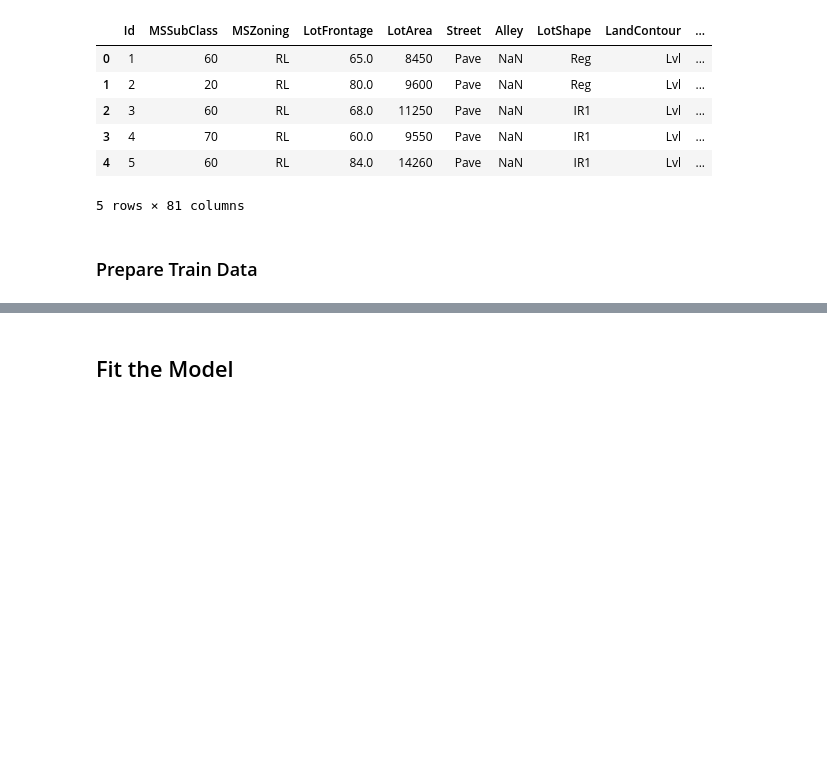
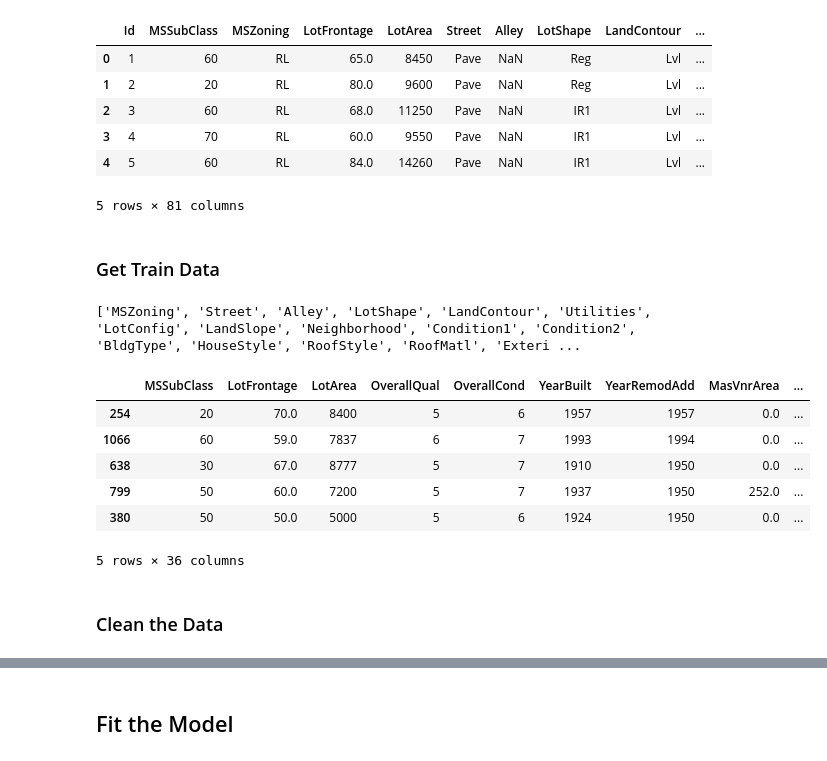
Before and after one commit to tsarevboris/ai-explore, a Jupyter notebook: notebooks/housing_regression.ipynb, the cells around one changed output, grey strips where cells are left out. Cells and saved outputs as stored; diff of their text form; code cells hidden in the pictures; blank space fills up the shorter version.

```diff
--- a/notebooks/housing_regression.ipynb
+++ b/notebooks/housing_regression.ipynb
@@ -22,8 +40,32 @@ train_data.head()
 | 4 | 5 | 60 | RL | 84.0 | 14260 | Pave | NaN | IR1 | Lvl | ... |
 5 rows × 81 columns
 # %% [markdown]
-### Prepare Train Data
+### Get Train Data
 # %%
-features = ["GrLivArea", "OverallQual", "GarageCars", "TotalBsmtSF", "FullBath", "YearBuilt"]
-X = train_data[features]
-y = train_data["SalePrice"]
+from sklearn.model_selection import train_test_split
+
+train_data = train_data.dropna(axis=0, subset=["SalePrice"])
+
+X_full = train_data.drop(columns=["Id", "SalePrice"])
+y_full = train_data["SalePrice"]
+
+X_train, X_valid, y_train, y_valid = train_test_split(X_full, y_full, train_size=0.8, test_size=0.2, random_state=42)
+
+X_test = test_data[X_train.columns]
+
+object_cols = [col for col in X_train.columns if X_train[col].dtype == "object"]
+print(object_cols)
+# %% [output]
+['MSZoning', 'Street', 'Alley', 'LotShape', 'LandContour', 'Utilities', 'LotConfig', 'LandSlope', 'Neighborhood', 'Condition1', 'Condition2', 'BldgType', 'HouseStyle', 'RoofStyle', 'RoofMatl', 'Exteri ...
+# %%
+X_train.head()
+# %% [output]
+|  | MSSubClass | LotFrontage | LotArea | OverallQual | OverallCond | YearBuilt | YearRemodAdd | MasVnrArea | ... |
+| 254 | 20 | 70.0 | 8400 | 5 | 6 | 1957 | 1957 | 0.0 | ... |
+| 1066 | 60 | 59.0 | 7837 | 6 | 7 | 1993 | 1994 | 0.0 | ... |
+| 638 | 30 | 67.0 | 8777 | 5 | 7 | 1910 | 1950 | 0.0 | ... |
+| 799 | 50 | 60.0 | 7200 | 5 | 7 | 1937 | 1950 | 252.0 | ... |
+| 380 | 50 | 50.0 | 5000 | 5 | 6 | 1924 | 1950 | 0.0 | ... |
+5 rows × 36 columns
+# %% [markdown]
+### Clean the Data
```
Also changed, not shown: parts of 15 cells of this notebook, 1 other file.
